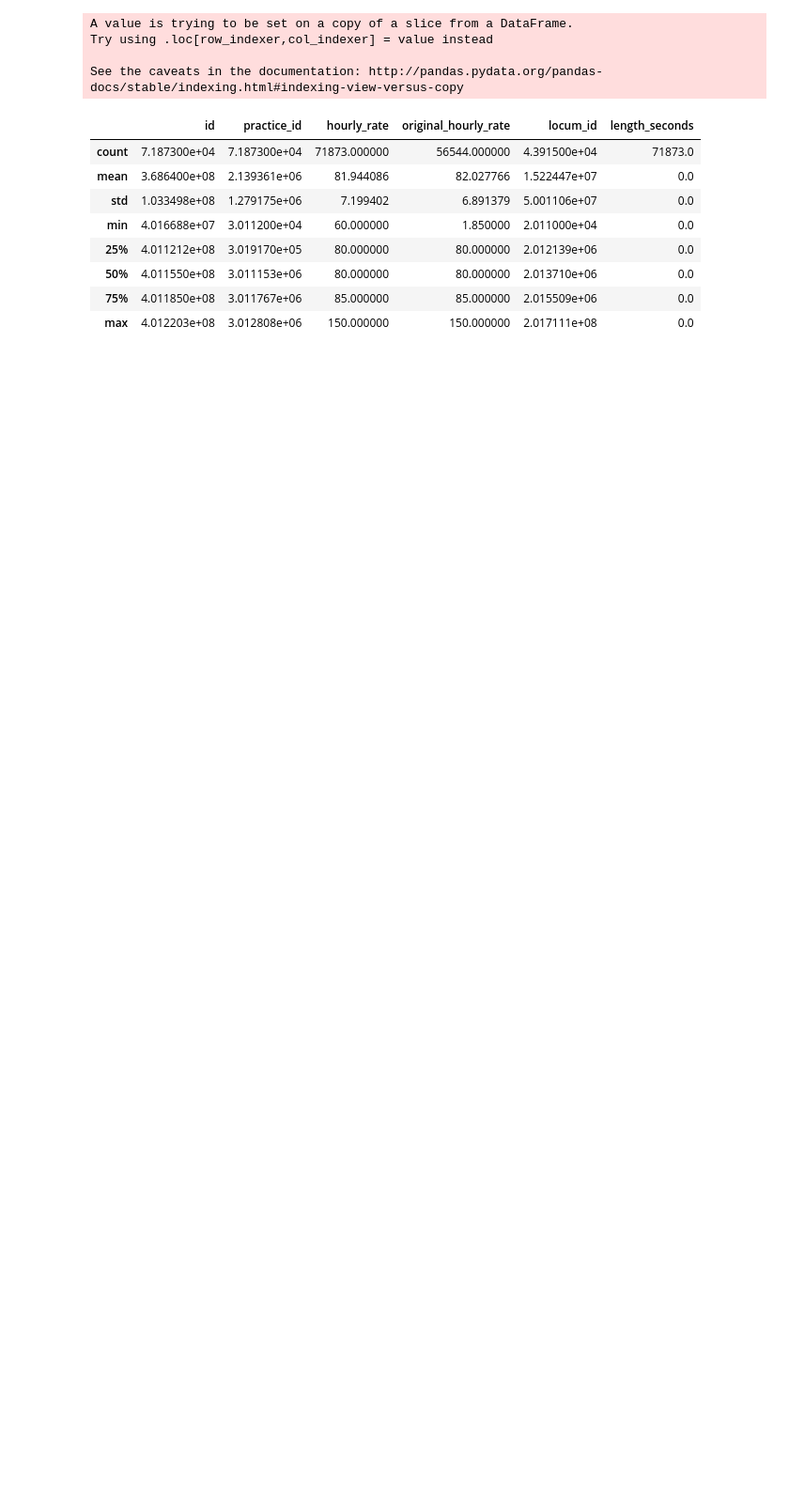
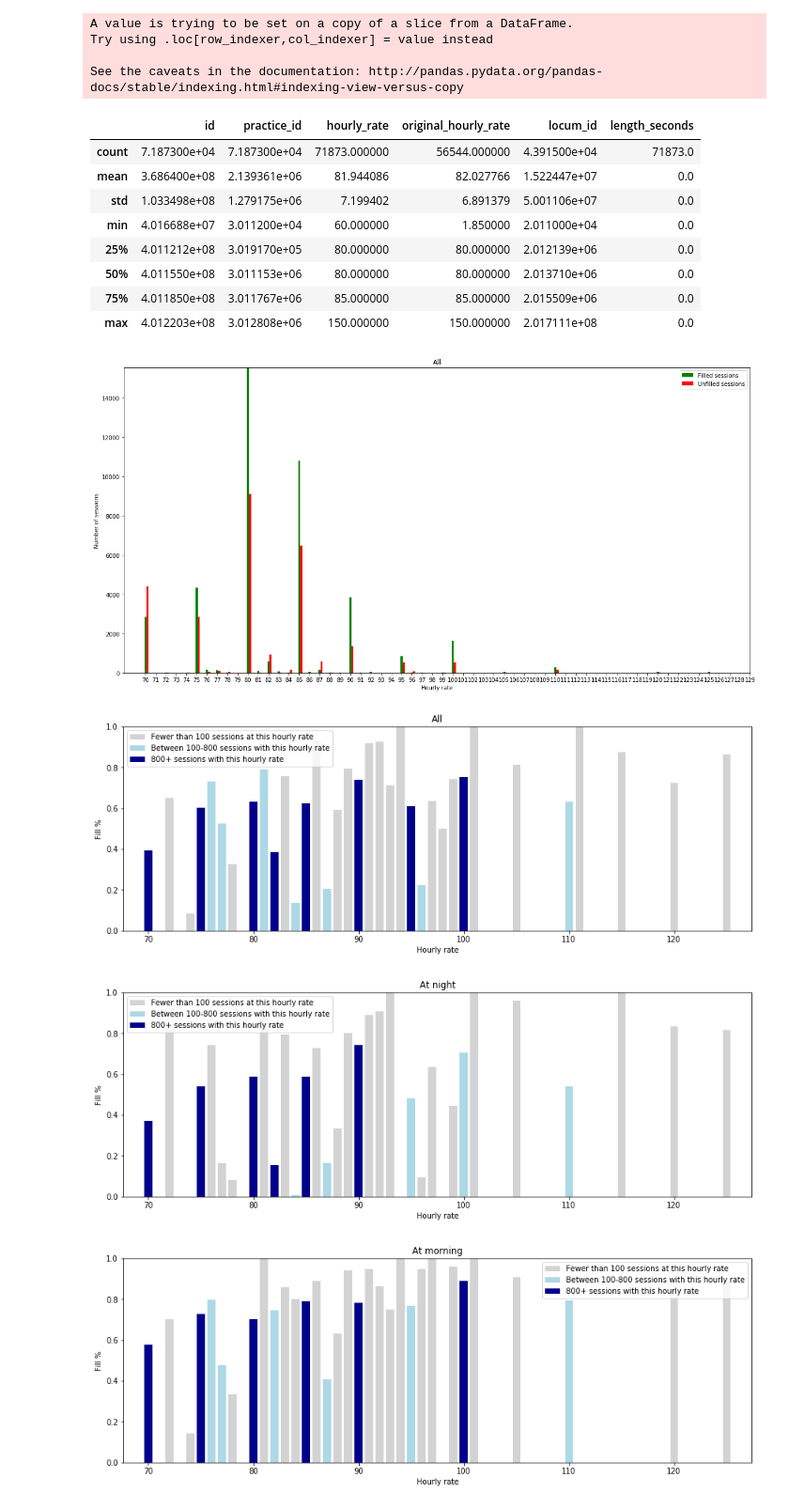
Before and after one commit to curiousest/session-hourly-rate, a Jupyter notebook: hourly.ipynb, the cells around one changed output. Shown at 94% size. Cells and saved outputs as stored; diff of their text form; code cells hidden in the pictures; blank space fills up the shorter version.

Commit message:
Make graphs.

```diff
--- a/hourly.ipynb
+++ b/hourly.ipynb
@@ -77,10 +65,10 @@ sessions_df['is_short'] = sessions_df[['length_seconds']].apply(
     is_short, axis=1
 )
 sessions_df['is_medium'] = sessions_df[['length_seconds']].apply(
-    is_short, axis=1
+    is_medium, axis=1
 )
 sessions_df['is_long'] = sessions_df[['length_seconds']].apply(
-    is_short, axis=1
+    is_long, axis=1
 )
 
 sessions_df['at_night'] = sessions_df[['start_datetime', 'end_datetime']].apply(
@@ -122,0 +191,21 @@ display(clean_df.describe())
+# %%
+print_hourly_rate_graphs(clean_df, "All")
+
+night_df = clean_df[clean_df['at_night'] == True]
+print_hourly_rate_graphs(night_df, "At night", print_count=False)
+morning_df = clean_df[clean_df['at_morning'] == True]
+print_hourly_rate_graphs(morning_df, "At morning", print_count=False)
+afternoon_df = clean_df[clean_df['at_afternoon'] == True]
+print_hourly_rate_graphs(afternoon_df, "At afternoon", print_count=False)
+
+medium_df = clean_df[clean_df['is_medium'] == True]
+print_hourly_rate_graphs(medium_df, "Medium length sessions", print_count=False)
+short_df = clean_df[clean_df['is_short'] == True]
+print_hourly_rate_graphs(short_df, "Short sessions", print_count=False)
+long_df = clean_df[clean_df['is_long'] == True]
+print_hourly_rate_graphs(long_df, "Long sessions", print_count=False)
+# %% [output]
+[figure, added]
+[figure, added]
+[figure, added]
+[figure, added]
```
Also changed, not shown: parts of 4 cells of this notebook, 1 other file.
